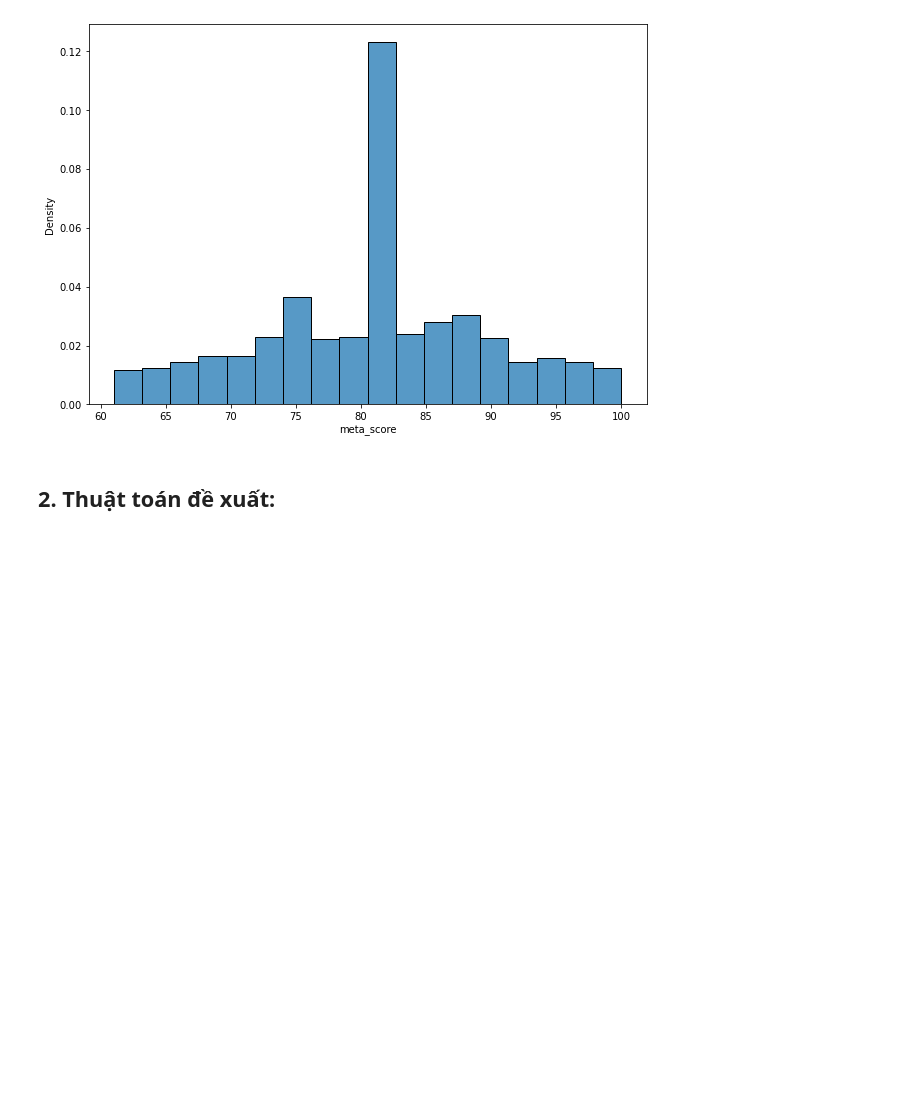
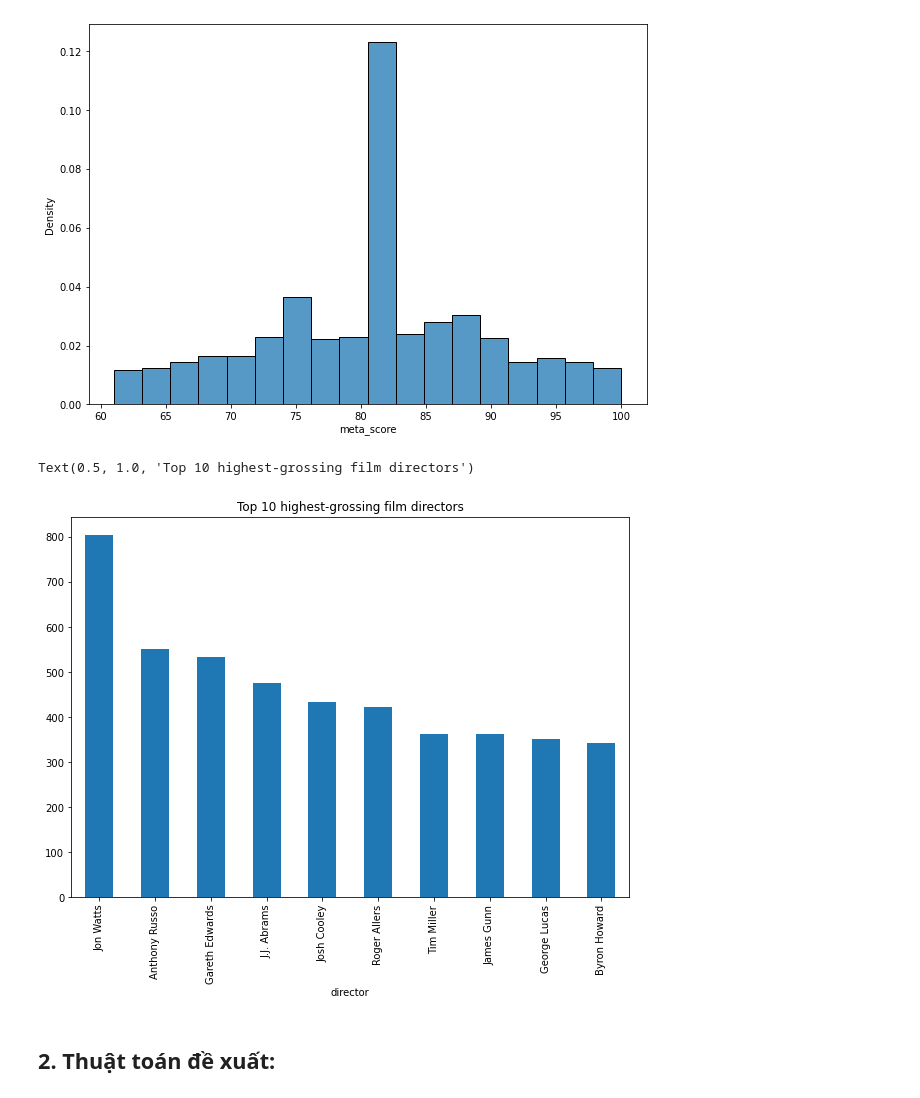
Before and after one commit to HuynhVietDung/Movie_Recommendation_System, a Jupyter notebook: Movie_Recommendation_System.ipynb, the cells around one changed output. Cells and saved outputs as stored; diff of their text form; code cells hidden in the pictures; blank space fills up the shorter version.

Commit message:
Add data analytics

```diff
--- a/Movie_Recommendation_System.ipynb
+++ b/Movie_Recommendation_System.ipynb
@@ -159,6 +159,14 @@ sns.histplot(data['meta_score'], stat='density')
 # %% [output]
 <AxesSubplot:xlabel='meta_score', ylabel='Density'>
 [figure]
+# %%
+Director = data.groupby('director')['gross'].mean().sort_values(ascending=False)
+Director_top10 = Director.nlargest(10)
+Director_top10.plot(kind='bar', figsize=(10,7),stacked=True)
+plt.title('Top 10 highest-grossing film directors')
+# %% [output]
+Text(0.5, 1.0, 'Top 10 highest-grossing film directors')
+[figure, added]
 # %% [markdown]
 ## 2. Thuật toán đề xuất:
 # %% [markdown]
```
Also changed, not shown: 1 other file.
